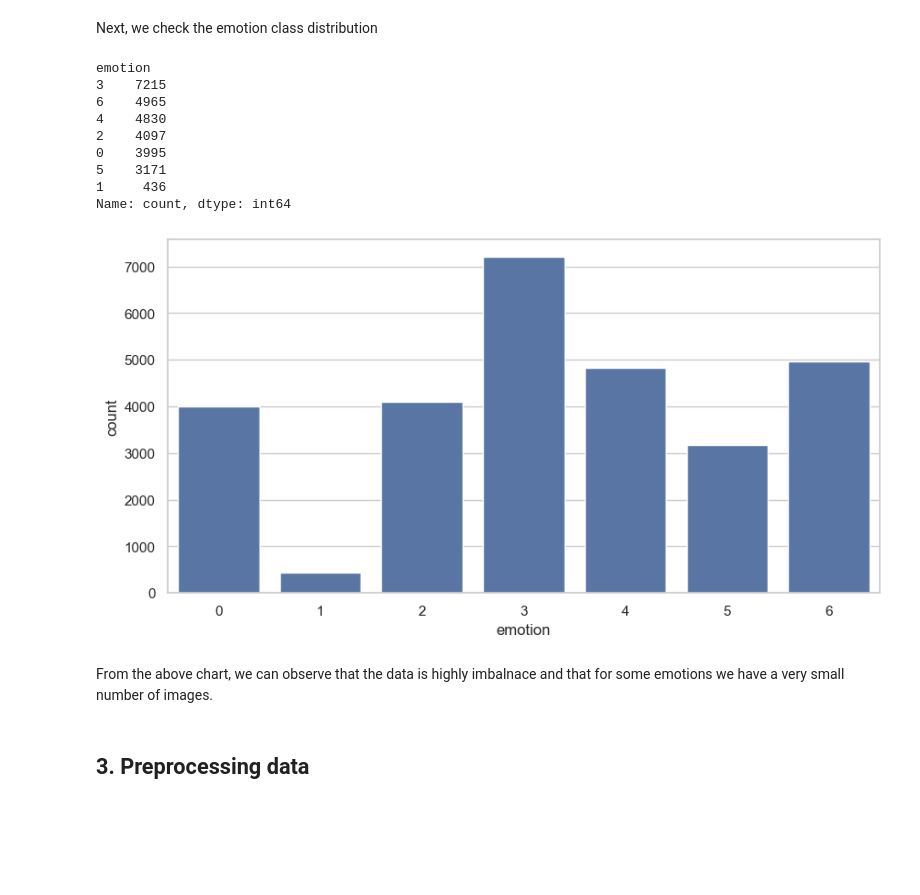
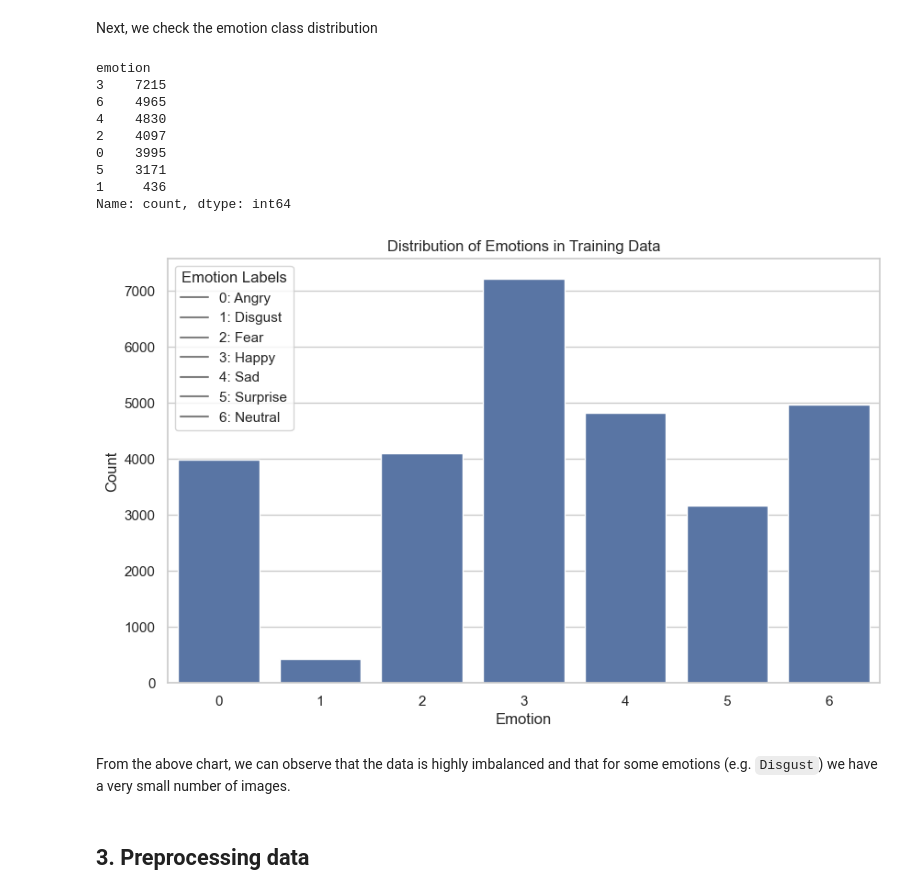
Before and after one commit to learoncero/cnn-project, a Jupyter notebook: Group17_DLProject.ipynb, the cells around one changed output. Saved outputs shown, nothing was run; the diff lists cells and outputs as text; code cells hidden in the pictures; blank space fills up the shorter version.

```diff
--- a/Group17_DLProject.ipynb
+++ b/Group17_DLProject.ipynb
@@ -97,24 +101,34 @@ Next, we check the emotion class distribution
 # %%
 # Checking value counts
 print(train_unprocessed['emotion'].value_counts())
 
 # Plotting the above distribution
-plt.figure(figsize=(10, 5))
+plt.figure(figsize=(10, 6))
 sns.set_theme(style="whitegrid")
 ax = sns.countplot(x="emotion", data=train_unprocessed)
+
+legend_handles = [plt.Line2D([0], [0], color='gray', label=f"{k}: {v}") for k, v in emotion_labels.items()]
+plt.legend(handles=legend_handles, title="Emotion Labels", loc="upper left")
+
+# Adding plot title and labels
+plt.title("Distribution of Emotions in Training Data")
+plt.xlabel("Emotion")
+plt.ylabel("Count")
+
+plt.show()
 # %% [output]
 emotion
 3    7215
 6    4965
 4    4830
 2    4097
 0    3995
 5    3171
 1     436
 Name: count, dtype: int64
-[figure, old version]
+[figure, new version]
 # %% [markdown]
-From the above chart, we can observe that the data is highly imbalnace and that for some emotions we have a very small number of images.
+From the above chart, we can observe that the data is highly imbalanced and that for some emotions (e.g. `Disgust`) we have a very small number of images.
 # %% [markdown]
 ## 3. Preprocessing data
 # %% [markdown]
```
Also changed, not shown: parts of 17 cells of this notebook.
